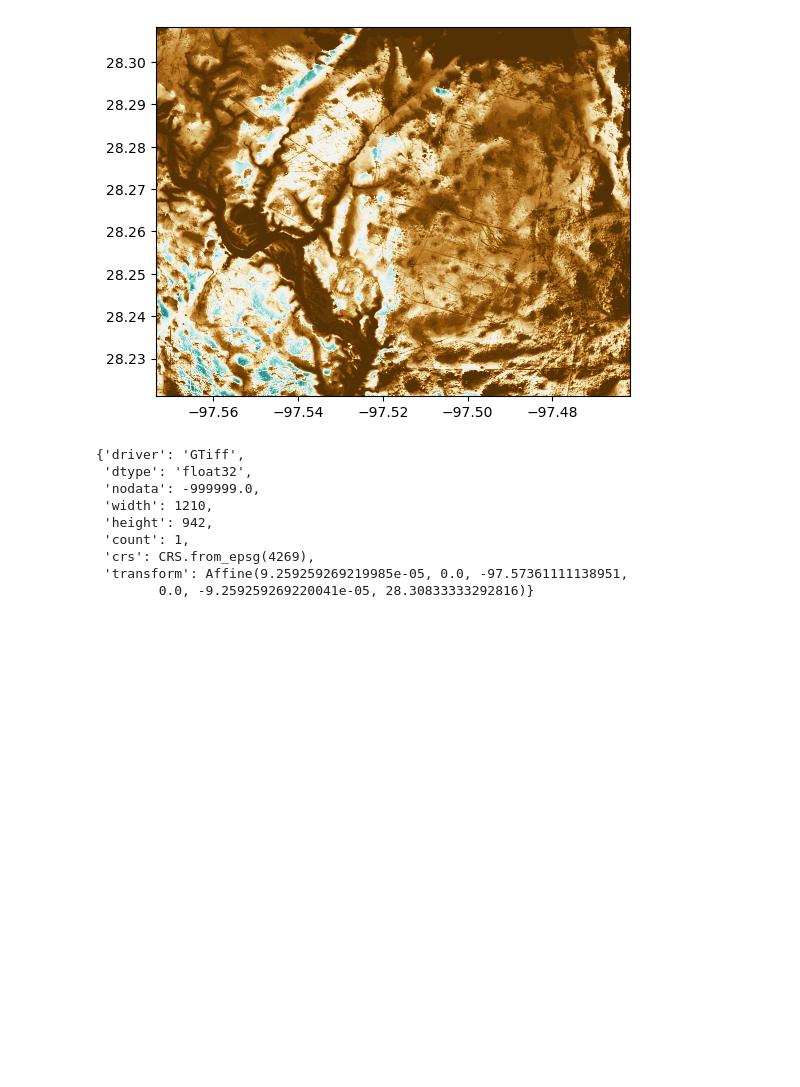
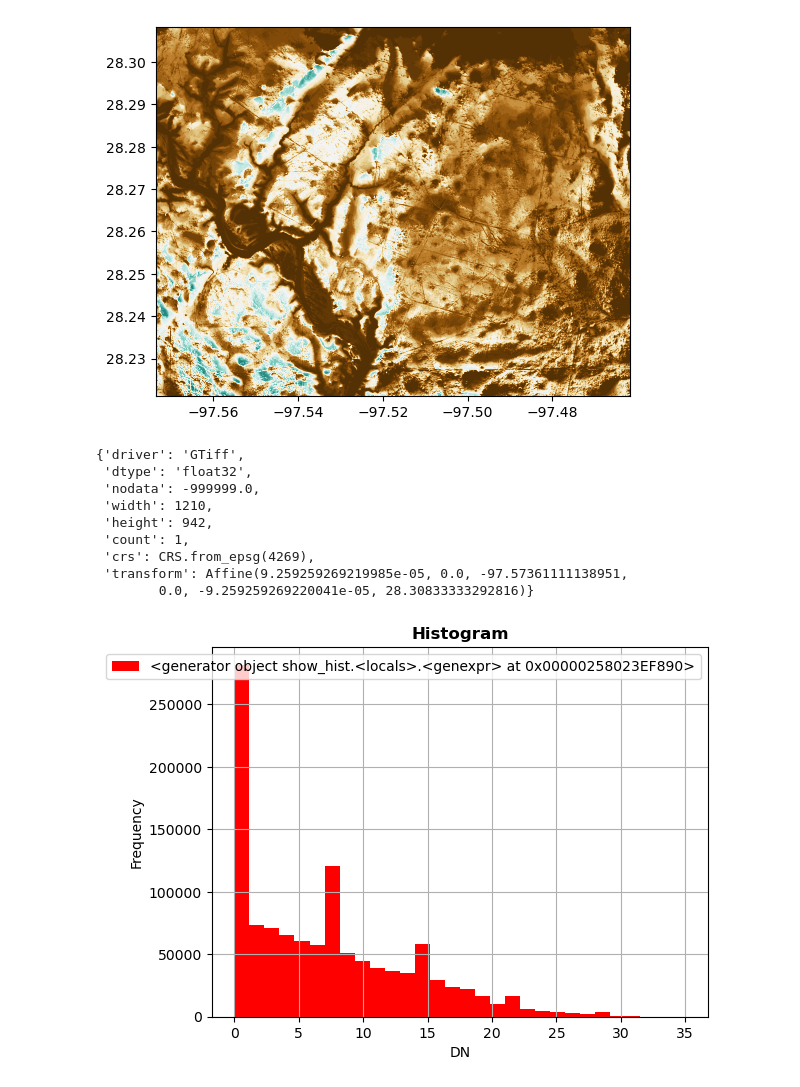
Before and after one commit to Sidrcs/viawind, a Jupyter notebook: VIA_test.ipynb, the cells around one changed output. Cells and saved outputs as stored; diff of their text form; code cells hidden in the pictures; blank space fills up the shorter version.

Commit message:
Hist Analysis

```diff
--- a/VIA_test.ipynb
+++ b/VIA_test.ipynb
@@ -314,5 +313,10 @@ meta_viewshed
  'crs': CRS.from_epsg(4269),
  'transform': Affine(9.259259269219985e-05, 0.0, -97.57361111138951,
         0.0, -9.259259269220041e-05, 28.30833333292816)}
+# %%
+with rio.open('datasets/viewshed_out.tif') as dst:
+    show_hist(dst, bins=30, stacked=False)
+# %% [output]
+[figure, added]
 # %%
 gdf_tx_aoi_buffer_1mile = gdf_tx_aoi.geometry.buffer()
```
Also changed, not shown: parts of 2 cells of this notebook.
